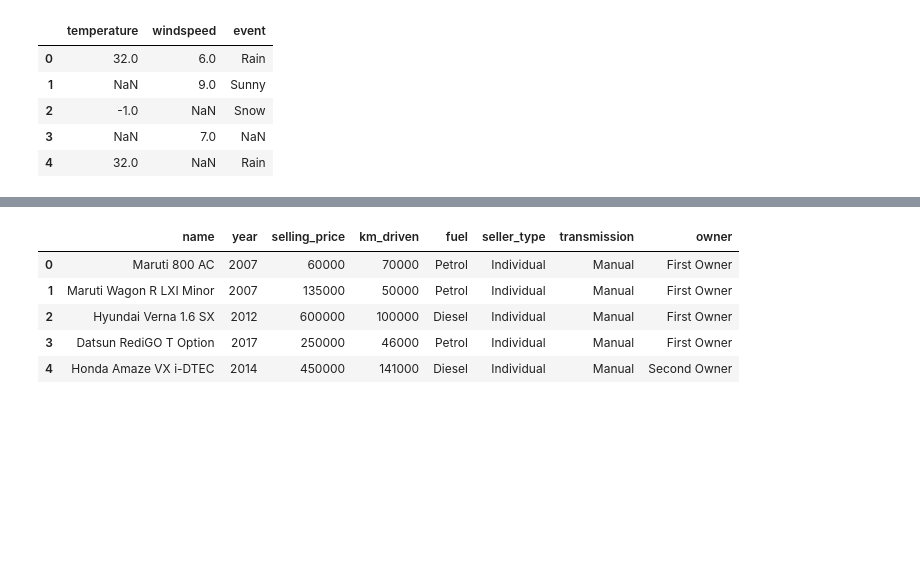
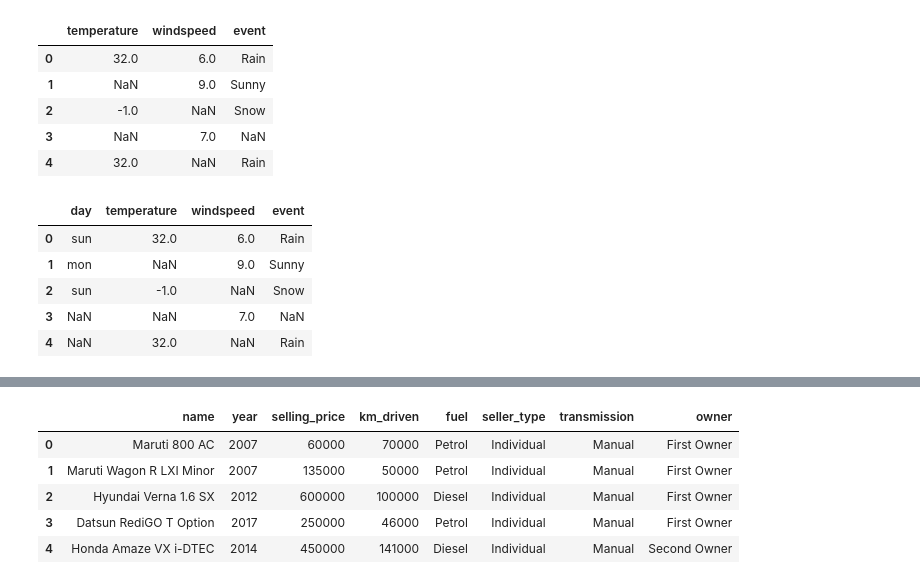
Before and after one commit to Naresh-Dhimal/Datascience-and-ML-using-python, a Jupyter notebook: week5/Day5/Task/pandas_task.ipynb, the cells around one changed output, grey strips where cells are left out. Saved outputs shown, nothing was run; the diff lists cells and outputs as text; code cells hidden in the pictures; blank space fills up the shorter version.

```diff
--- a/week5/Day5/Task/pandas_task.ipynb
+++ b/week5/Day5/Task/pandas_task.ipynb
@@ -835,3 +900,13 @@ n_df.insert(loc=0, column='id', value=np.array([1, 2, 3, 4, 5]))
+# %%
+n_df.insert(loc=0, column='day', value=pd.Series(["sun","mon","sun"]))
+n_df
+# %% [output]
+|  | day | temperature | windspeed | event |
+| 0 | sun | 32.0 | 6.0 | Rain |
+| 1 | mon | NaN | 9.0 | Sunny |
+| 2 | sun | -1.0 | NaN | Snow |
+| 3 | NaN | NaN | 7.0 | NaN |
+| 4 | NaN | 32.0 | NaN | Rain |
 # %% [markdown]
 ### Selecting Multiple Columns From the DataFrame
 
```
Also changed, not shown: parts of 15 cells of this notebook, 1 other file.
